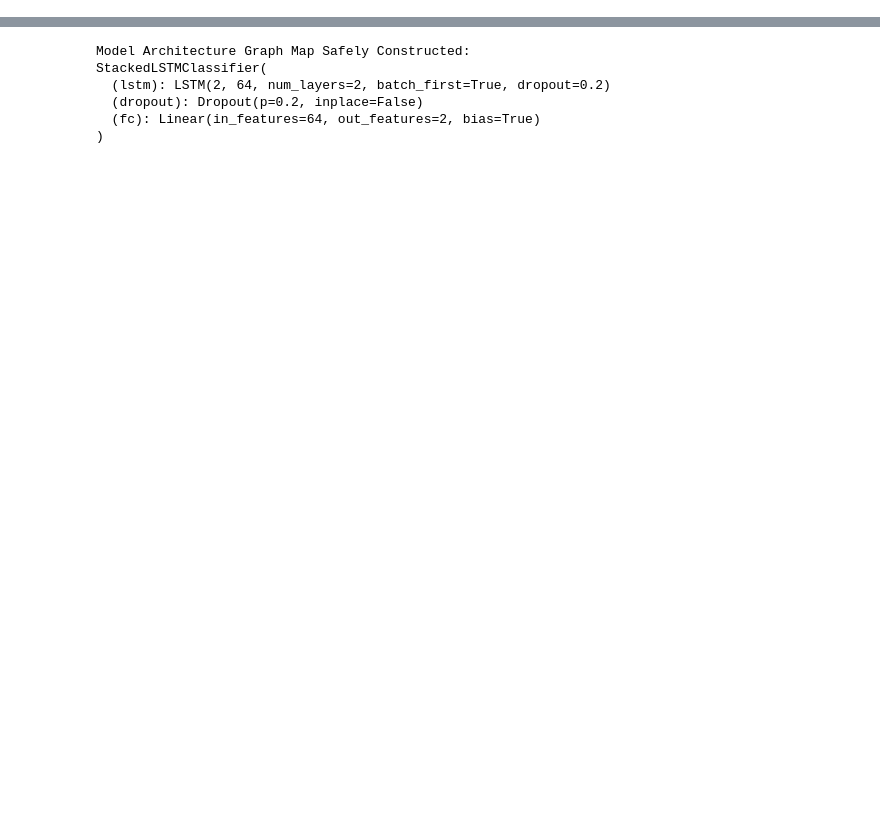
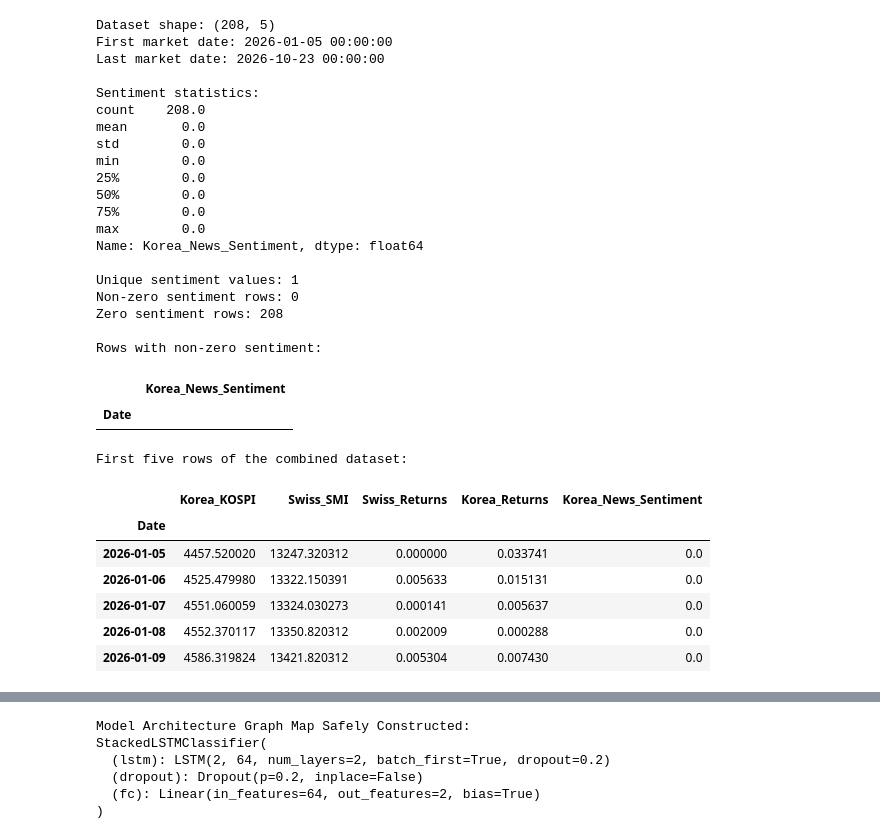
Before and after one commit to Wambura001/lstm-vs-finbert-algorithmic-trading, a Jupyter notebook: notebooks/01_test_download.ipynb, the cells around one changed output, grey strips where cells are left out. Saved outputs shown, nothing was run; the diff lists cells and outputs as text; code cells hidden in the pictures; blank space fills up the shorter version.

```diff
--- a/notebooks/01_test_download.ipynb
+++ b/notebooks/01_test_download.ipynb
@@ -392,3 +427,61 @@ Final Combined Dimensions: (178, 5) (Rows x Columns)
 | 2026-01-14 | 13464.839844 | 0.007463 | 0.006470 | 0.0 |
 | 2026-01-15 | 13476.320312 | 0.000852 | 0.015640 | 0.0 |
 | 2026-01-16 | 13413.589844 | -0.004666 | 0.008962 | 0.0 |
+# %%
+
+# Check whether historical sentiment is available to the LSTM
+
+sentiment = df_final_matrix["Korea_News_Sentiment"]
+
+print("Dataset shape:", df_final_matrix.shape)
+print("First market date:", df_final_matrix.index.min())
+print("Last market date:", df_final_matrix.index.max())
+
+print("\nSentiment statistics:")
+print(sentiment.describe())
+
+print("\nUnique sentiment values:", sentiment.nunique())
+print("Non-zero sentiment rows:", (sentiment != 0).sum())
+print("Zero sentiment rows:", (sentiment == 0).sum())
+
+print("\nRows with non-zero sentiment:")
+display(
+    df_final_matrix.loc[
+        sentiment != 0,
+        ["Korea_News_Sentiment"]
+    ].head(10)
+)
+
+print("\nFirst five rows of the combined dataset:")
+display(df_final_matrix.head())
+# %% [output]
+Dataset shape: (208, 5)
+First market date: 2026-01-05 00:00:00
+Last market date: 2026-10-23 00:00:00
+
+Sentiment statistics:
+count    208.0
+mean       0.0
+std        0.0
+min        0.0
+25%        0.0
+50%        0.0
+75%        0.0
+max        0.0
+Name: Korea_News_Sentiment, dtype: float64
+
+Unique sentiment values: 1
+Non-zero sentiment rows: 0
+Zero sentiment rows: 208
+
+Rows with non-zero sentiment:
+|  | Korea_News_Sentiment |
+| Date |  |
+First five rows of the combined dataset:
+|  | Korea_KOSPI | Swiss_SMI | Swiss_Returns | Korea_Returns | Korea_News_Sentiment |
+| Date |  |  |  |  |  |
+| 2026-01-05 | 4457.520020 | 13247.320312 | 0.000000 | 0.033741 | 0.0 |
+| 2026-01-06 | 4525.479980 | 13322.150391 | 0.005633 | 0.015131 | 0.0 |
+| 2026-01-07 | 4551.060059 | 13324.030273 | 0.000141 | 0.005637 | 0.0 |
+| 2026-01-08 | 4552.370117 | 13350.820312 | 0.002009 | 0.000288 | 0.0 |
+| 2026-01-09 | 4586.319824 | 13421.820312 | 0.005304 | 0.007430 | 0.0 |
```
Also changed, not shown: parts of 15 cells of this notebook, 46 other files.
